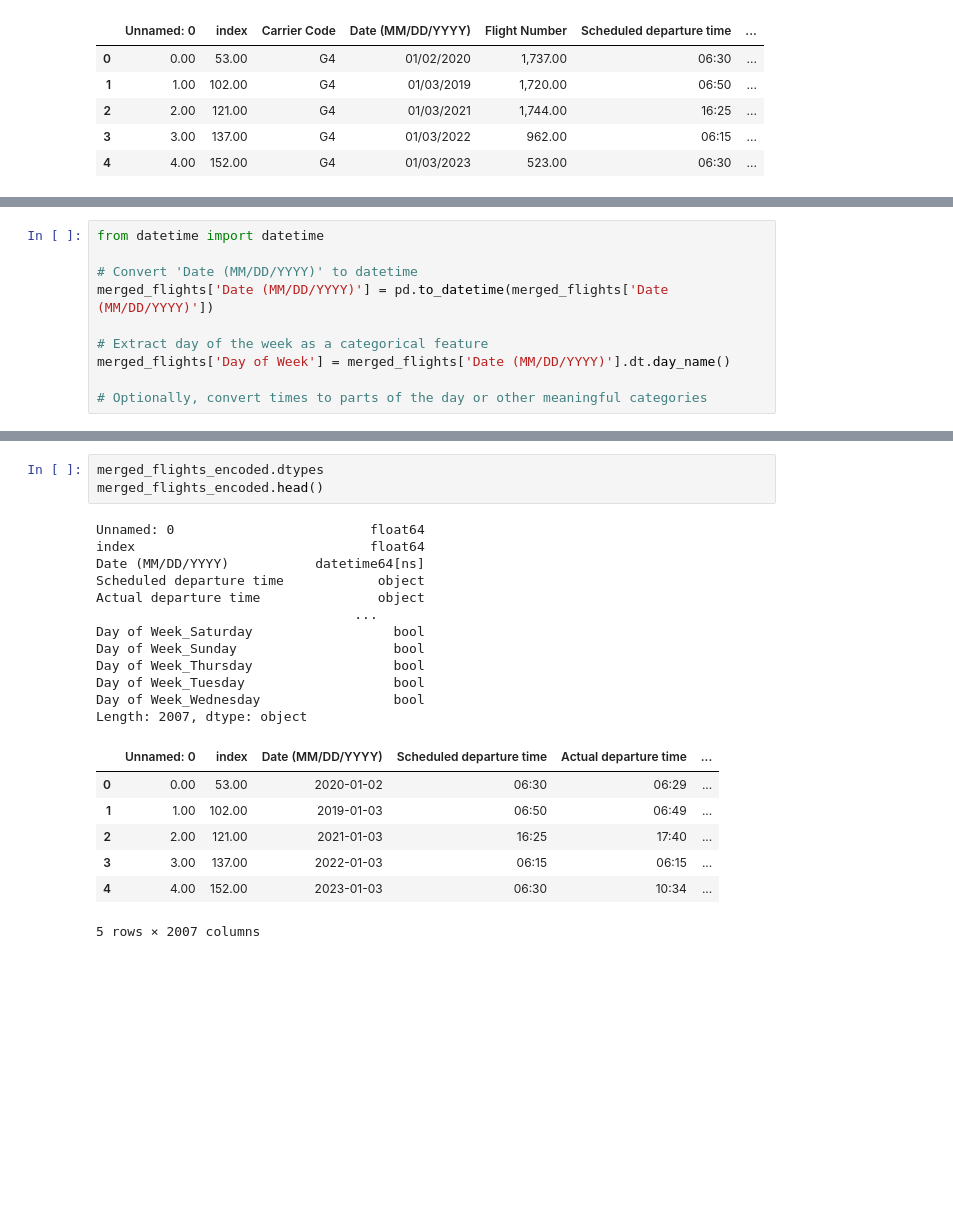
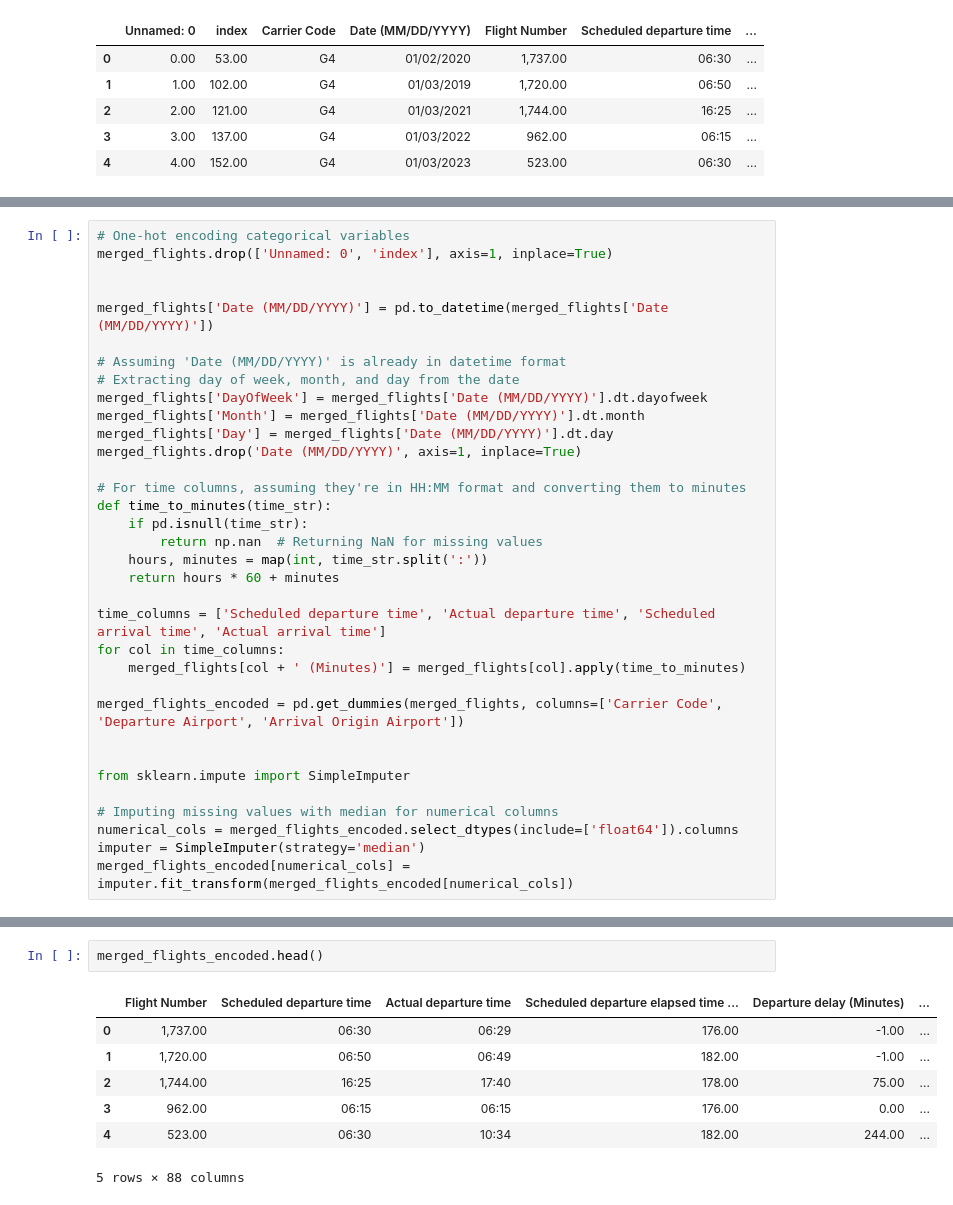
Before and after one commit to SaiTeja-Ambari/ml-flight-predictions, a Jupyter notebook: group12.ipynb, the cells around one changed output, grey strips where cells are left out. Drawn from its saved outputs; the diff is of its cells as text; blank space fills up the shorter version.

```diff
--- a/group12.ipynb
+++ b/group12.ipynb
@@ -227,10 +224,0 @@ Index(['Unnamed: 0', 'index', 'Carrier Code', 'Date (MM/DD/YYYY)',
-# %%
-from datetime import datetime
-
-# Convert 'Date (MM/DD/YYYY)' to datetime
-merged_flights['Date (MM/DD/YYYY)'] = pd.to_datetime(merged_flights['Date (MM/DD/YYYY)'])
-
-# Extract day of the week as a categorical feature
-merged_flights['Day of Week'] = merged_flights['Date (MM/DD/YYYY)'].dt.day_name()
-
-# Optionally, convert times to parts of the day or other meaningful categories
@@ -285,0 +237,34 @@ Index(['Unnamed: 0', 'index', 'Date (MM/DD/YYYY)', 'Scheduled departure time',
+# %%
+# One-hot encoding categorical variables
+merged_flights.drop(['Unnamed: 0', 'index'], axis=1, inplace=True)
+
+
+merged_flights['Date (MM/DD/YYYY)'] = pd.to_datetime(merged_flights['Date (MM/DD/YYYY)'])
+
+# Assuming 'Date (MM/DD/YYYY)' is already in datetime format
+# Extracting day of week, month, and day from the date
+merged_flights['DayOfWeek'] = merged_flights['Date (MM/DD/YYYY)'].dt.dayofweek
+merged_flights['Month'] = merged_flights['Date (MM/DD/YYYY)'].dt.month
+merged_flights['Day'] = merged_flights['Date (MM/DD/YYYY)'].dt.day
+merged_flights.drop('Date (MM/DD/YYYY)', axis=1, inplace=True)
+
+# For time columns, assuming they're in HH:MM format and converting them to minutes
+def time_to_minutes(time_str):
+    if pd.isnull(time_str):
+        return np.nan  # Returning NaN for missing values
+    hours, minutes = map(int, time_str.split(':'))
+    return hours * 60 + minutes
+
+time_columns = ['Scheduled departure time', 'Actual departure time', 'Scheduled arrival time', 'Actual arrival time']
+for col in time_columns:
+    merged_flights[col + ' (Minutes)'] = merged_flights[col].apply(time_to_minutes)
+
+merged_flights_encoded = pd.get_dummies(merged_flights, columns=['Carrier Code', 'Departure Airport', 'Arrival Origin Airport'])
+
+
+from sklearn.impute import SimpleImputer
+
+# Imputing missing values with median for numerical columns
+numerical_cols = merged_flights_encoded.select_dtypes(include=['float64']).columns
+imputer = SimpleImputer(strategy='median')
+merged_flights_encoded[numerical_cols] = imputer.fit_transform(merged_flights_encoded[numerical_cols])
@@ -286,23 +312,10 @@ Index(['Unnamed: 0', 'index', 'Date (MM/DD/YYYY)', 'Scheduled departure time',
 # %%
-merged_flights_encoded.dtypes
 merged_flights_encoded.head()
 # %% [output]
+|  | Flight Number | Scheduled departure time | Actual departure time | Scheduled departure elapsed time ... | Departure delay (Minutes) | ... |
+| 0 | 1,737.00 | 06:30 | 06:29 | 176.00 | -1.00 | ... |
+| 1 | 1,720.00 | 06:50 | 06:49 | 182.00 | -1.00 | ... |
+| 2 | 1,744.00 | 16:25 | 17:40 | 178.00 | 75.00 | ... |
+| 3 | 962.00 | 06:15 | 06:15 | 176.00 | 0.00 | ... |
+| 4 | 523.00 | 06:30 | 10:34 | 182.00 | 244.00 | ... |
-Unnamed: 0                         float64
-index                              float64
-Date (MM/DD/YYYY)           datetime64[ns]
-Scheduled departure time            object
-Actual departure time               object
-                                 ...
-Day of Week_Saturday                  bool
-Day of Week_Sunday                    bool
-Day of Week_Thursday                  bool
-Day of Week_Tuesday                   bool
-Day of Week_Wednesday                 bool
-Length: 2007, dtype: object
+5 rows × 88 columns
-|  | Unnamed: 0 | index | Date (MM/DD/YYYY) | Scheduled departure time | Actual departure time | ... |
-| 0 | 0.00 | 53.00 | 2020-01-02 | 06:30 | 06:29 | ... |
-| 1 | 1.00 | 102.00 | 2019-01-03 | 06:50 | 06:49 | ... |
-| 2 | 2.00 | 121.00 | 2021-01-03 | 16:25 | 17:40 | ... |
-| 3 | 3.00 | 137.00 | 2022-01-03 | 06:15 | 06:15 | ... |
-| 4 | 4.00 | 152.00 | 2023-01-03 | 06:30 | 10:34 | ... |
-5 rows × 2007 columns
```
Also changed, not shown: parts of 9 cells of this notebook, 1 other file.
